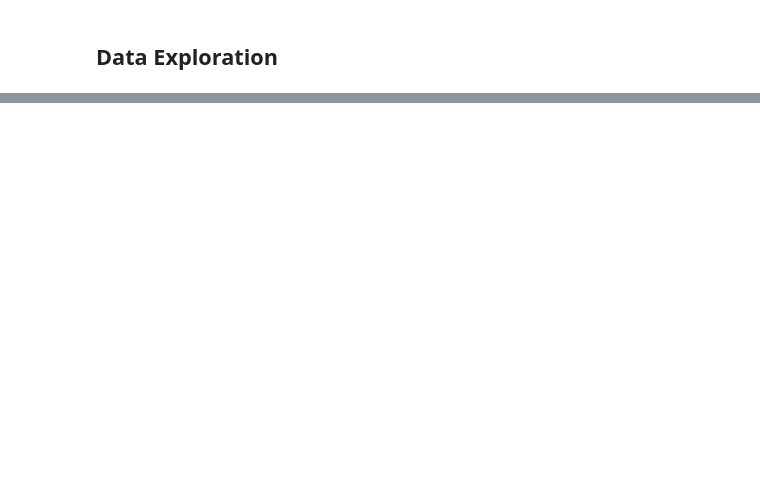
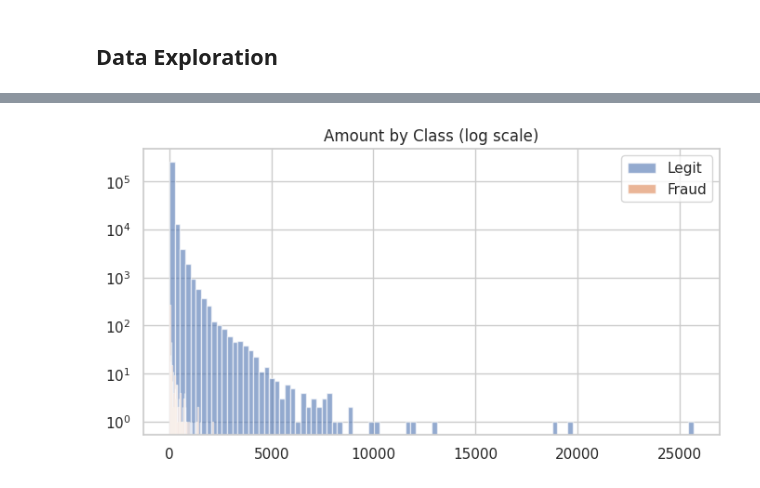
Before and after one commit to o-izima/credit-card-fraud-detection, a Jupyter notebook: creditcard_fraud_detection.ipynb, the cells around one changed output, grey strips where cells are left out. Drawn from its saved outputs; the diff is of its cells as text; code cells hidden in the pictures; blank space fills up the shorter version.

```diff
--- a/creditcard_fraud_detection.ipynb
+++ b/creditcard_fraud_detection.ipynb
@@ -23,0 +57,3 @@ sns.set(style='whitegrid')
+# %%
+df = pd.read_csv("creditcard.csv")
+df.head()
@@ -23,0 +125,11 @@ sns.set(style='whitegrid')
+# %%
+# Amount: fraud vs legit (log scale for better visibility)
+plt.figure(figsize=(8,4))
+plt.hist(df.loc[df['Class']==0,'Amount'], bins=100, alpha=0.6, label='Legit')
+plt.hist(df.loc[df['Class']==1,'Amount'], bins=100, alpha=0.6, label='Fraud')
+plt.yscale('log')
+plt.legend()
+plt.title('Amount by Class (log scale)')
+plt.show()
+# %% [output]
+[figure, added]
```
Also changed, not shown: parts of 66 cells of this notebook, 5 other files.
